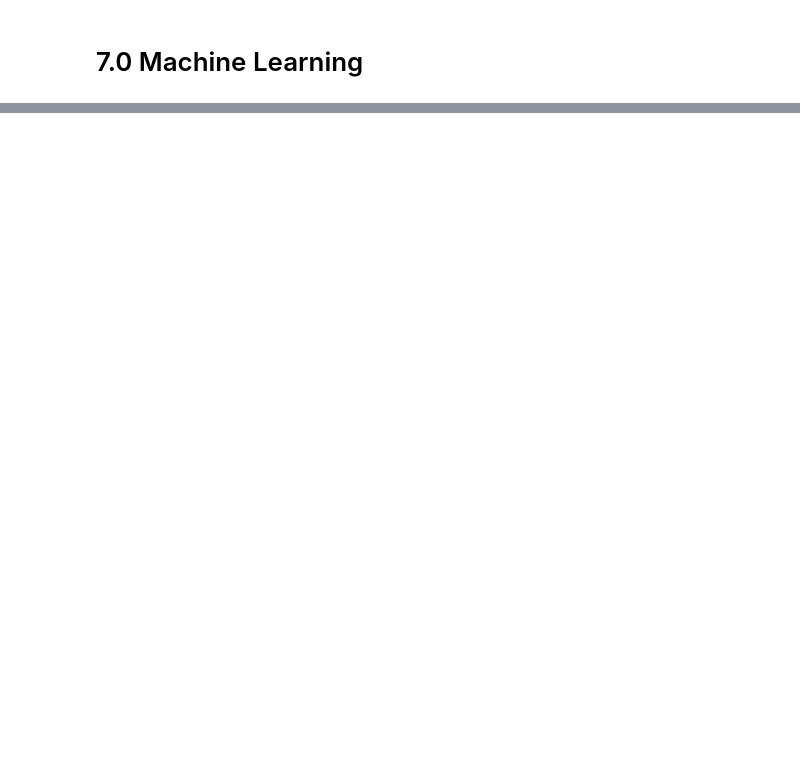
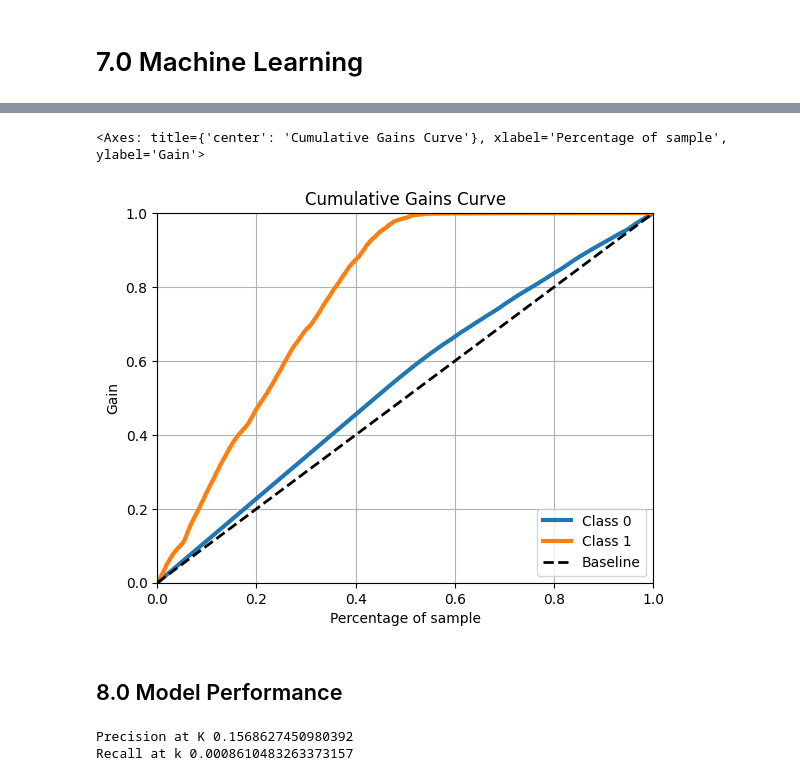
Before and after one commit to OscarFantozzi/Healt-Insurance-Cross_Sell, a Jupyter notebook: pa004_Health_Insurance_cross_sell.ipynb, the cells around one changed output, grey strips where cells are left out. Cells and saved outputs as stored; diff of their text form; code cells hidden in the pictures; blank space fills up the shorter version.

```diff
--- a/pa004_Health_Insurance_cross_sell.ipynb
+++ b/pa004_Health_Insurance_cross_sell.ipynb
@@ -259,7 +268,10 @@ Index(['id', 'gender', 'age', 'region_code', 'policy_sales_channel',
 # %% [markdown]
 ## Standardization
 # %%
-# annual_premium
+# instancia o ss
+ss = pp.StandardScaler()
+# annual_premium - aplico pois o range é muito amplo
+df5['annual_premium'] = ss.fit_transform(df5[['annual_premium']].values)
 # %% [markdown]
 ## Rescaling
 # %%
@@ -286,0 +408,17 @@ Index(['id', 'gender', 'age', 'region_code', 'policy_sales_channel',
+# %%
+# model definition
+lr_model = lm.LogisticRegression( random_state = 42 )
+
+# model training
+lr_model.fit( x_train, y_train )
+
+# model prediction
+yhat_lr = lr_model.predict_proba( x_val )
+
+# acumulative gain
+skplt.metrics.plot_cumulative_gain( y_validation, yhat_lr )
+# %% [output]
+<Axes: title={'center': 'Cumulative Gains Curve'}, xlabel='Percentage of sample', ylabel='Gain'>
+[figure, added]
+# %% [markdown]
+## 8.0 Model Performance
@@ -286,0 +449,21 @@ Index(['id', 'gender', 'age', 'region_code', 'policy_sales_channel',
+# %%
+# copy data
+df8 = x_validation.copy()
+df8['response'] = y_validation.copy()
+
+# propensity score
+df8['score'] = yhat_knn[:,1].tolist()
+
+# sort clients by propensity score
+df8.sort_values( 'score', ascending = False )
+
+# precicion_at_k
+precision = precicion_at_k( df8, k = 50 )
+print( 'Precision at K {}'.format( precision ) )
+
+# recall at k
+recall = recall( df8 , k = 50 )
+print( 'Recall at k {}'.format( recall ) )
+# %% [output]
+Precision at K 0.1568627450980392
+Recall at k 0.0008610483263373157
```
Also changed, not shown: parts of 16 cells of this notebook.
